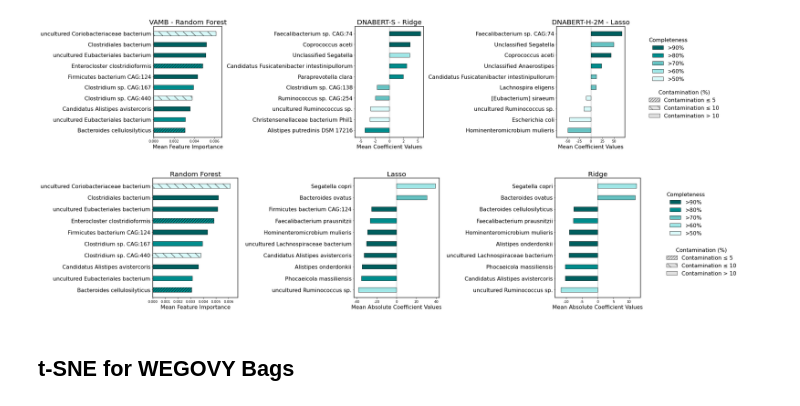
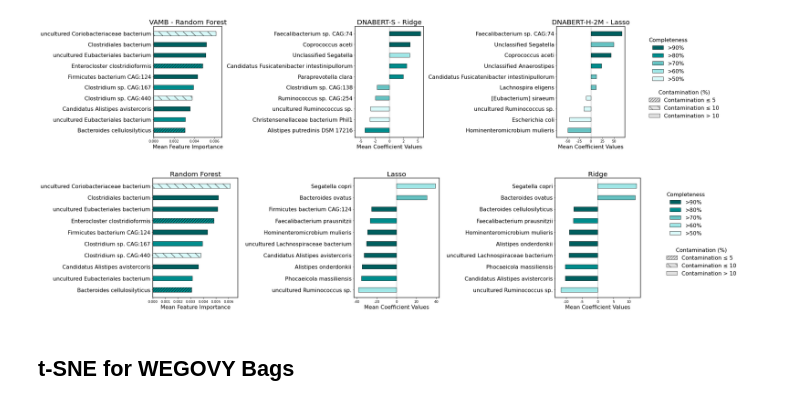
Before and after one commit to affo98/DNA-language-models-and-GLP1-microbiome-changes, a Jupyter notebook: figure_notebooks/make_figs.ipynb, the cells around one changed output. Drawn from its saved outputs; the diff is of its cells as text; code cells hidden in the pictures.

```diff
--- a/figure_notebooks/make_figs.ipynb
+++ b/figure_notebooks/make_figs.ipynb
@@ -325,11 +357,11 @@ indices = np.load('indices/indices_epoch0_resampled.npy')
 # Sort df by indices
 df_sorted = df.reindex(indices)
 
-_, unique_sk, anchor_list,_ = count_unique_values_in_chunks(df_sorted, chunk_size=9)
+_, unique_sk_resampled, anchor_list_resampled,_ = count_unique_values_in_chunks(df_sorted, chunk_size=9)
 
-batch_stats = process_superkingdom_batches(unique_sk, anchor_list)
+batch_stats_resampled = process_superkingdom_batches(unique_sk_resampled, anchor_list_resampled)
 
-fig = plot_superkingdom_distribution(batch_stats)
+fig = plot_superkingdom_distribution(batch_stats_resampled)
 
 fig.savefig('figs/superkingdom_composition_resampled.svg', format='svg', bbox_inches='tight', dpi=300)
 # %% [output]
@@ -780,33 +812,33 @@ plt.show()
 # %%
 subplot_configs = [
 {
     'data': results_vamb['rf'],
     'model_name': 'Random Forest',
     'score_name': 'Feature Importance',
     'width_length': 0
 },
 {
     'data': results_vamb['logistic_l1'],
     'model_name': 'Lasso',
-    'score_name': 'Absolute Coefficient Values',
+    'score_name': 'Coefficient Values',
     'width_length': 0.6
 },
 {
     'data': results_vamb['logistic_l2'],
     'model_name': 'Ridge',
-    'score_name': 'Absolute Coefficient Values',
+    'score_name': 'Coefficient Values',
     'width_length': 0.2
 }
 ]
 
 # Create the subplots in the correct order matching your image
 fig = create_custom_feature_importance_subplots(results_vamb, results_dbh, results_dbs, subplot_configs, ncbi_mapping)
 
 # Save and display
 plt.savefig('figs/top10_fi_vamb.svg', dpi=300, bbox_inches='tight')
 plt.show()
 # %% [output]
-[figure, old version]
+[figure, new version]
 # %% [markdown]
 ## t-SNE for WEGOVY Bags
 # %%
```
Also changed, not shown: parts of 3 cells of this notebook, 5 other files.
